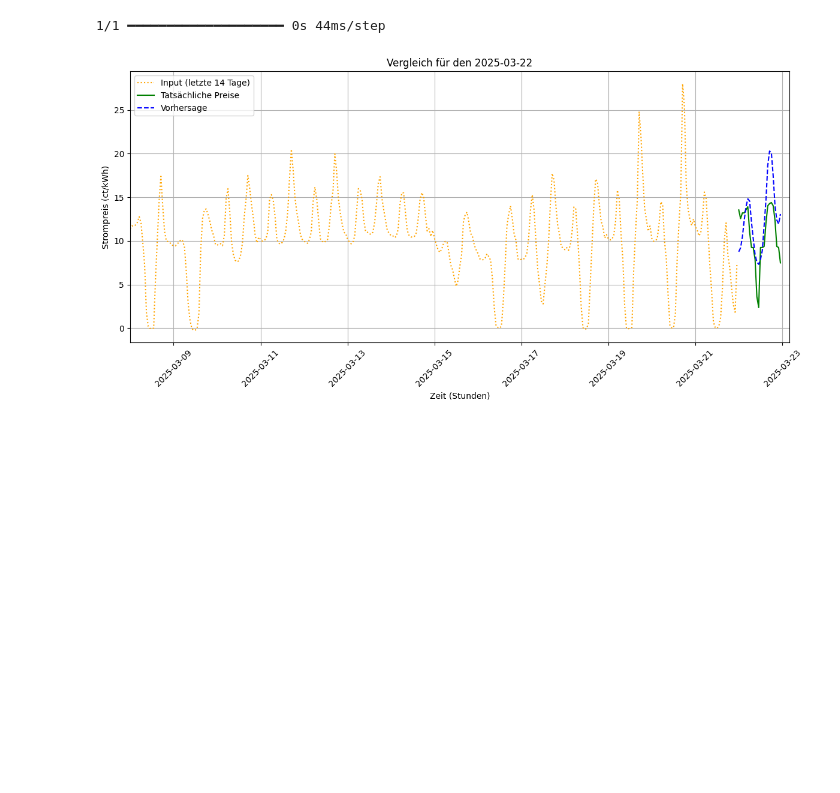
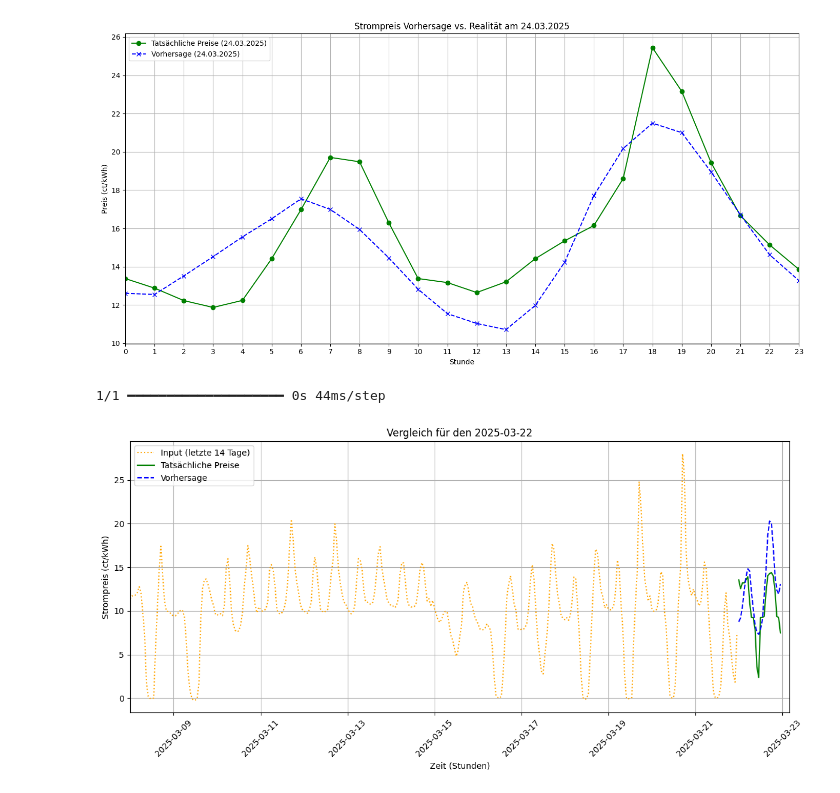
Before and after one commit to DarBr/BI-Steel-Project, a Jupyter notebook: machine_learning/model.ipynb, the cells around one changed output. Cells and saved outputs as stored; diff of their text form; code cells hidden in the pictures; blank space fills up the shorter version.

```diff
--- a/machine_learning/model.ipynb
+++ b/machine_learning/model.ipynb
@@ -138,0 +90,50 @@ plt.show()
+# %%
+import matplotlib.pyplot as plt
+import numpy as np
+from matplotlib.ticker import MultipleLocator
+
+# Rückskalierung und Datenvorbereitung
+actual_prices_today = scaler.inverse_transform(df['Spotpreis'][-24:].values.reshape(-1, 1))
+latest_data = np.array([data[-seq_length:]])
+latest_data = latest_data.reshape((1, seq_length, 1))
+predictions_today = scaler.inverse_transform(model.predict(latest_data))[0]
+
+# X-Achse von 0 bis 24 Stunden
+hours = np.arange(24)
+
+# Aktuelles Datum für den Titel
+current_day_str = df.index[-1].strftime('%d.%m.%Y')
+
+# Plot mit synchronisierter X-Achse
+plt.figure(figsize=(14, 7))
+
+# Plot der tatsächlichen Werte
+plt.plot(hours,
+         actual_prices_today.flatten(),
+         label=f"Tatsächliche Preise ({current_day_str})",
+         marker='o',
+         color='green')
+
+# Plot der Vorhersage
+plt.plot(hours,
+         predictions_today,
+         label=f"Vorhersage ({current_day_str})",
+         linestyle='--',
+         marker='x',
+         color='blue')
+
+# Formatierung
+plt.title(f"Strompreis Vorhersage vs. Realität am {current_day_str}")
+plt.xlabel("Stunde")
+plt.ylabel("Preis (ct/kWh)")
+plt.xticks(np.arange(0, 25, 3))  # X-Achse in 3-Stunden-Schritten
+plt.xlim(0, 23)  # Begrenzung von 0 bis 23 Uhr
+plt.grid(True)
+plt.legend()
+
+# Feineinteilung der X-Achse auf ganze Stunden
+plt.gca().xaxis.set_major_locator(MultipleLocator(1))
+
+plt.tight_layout()
+plt.show()
+# %% [output]
@@ -139,3 +141,4 @@ plt.show()
+[figure, added]
 # %%
 import matplotlib.pyplot as plt
 import pandas as pd
```
Also changed, not shown: parts of 3 cells of this notebook.
